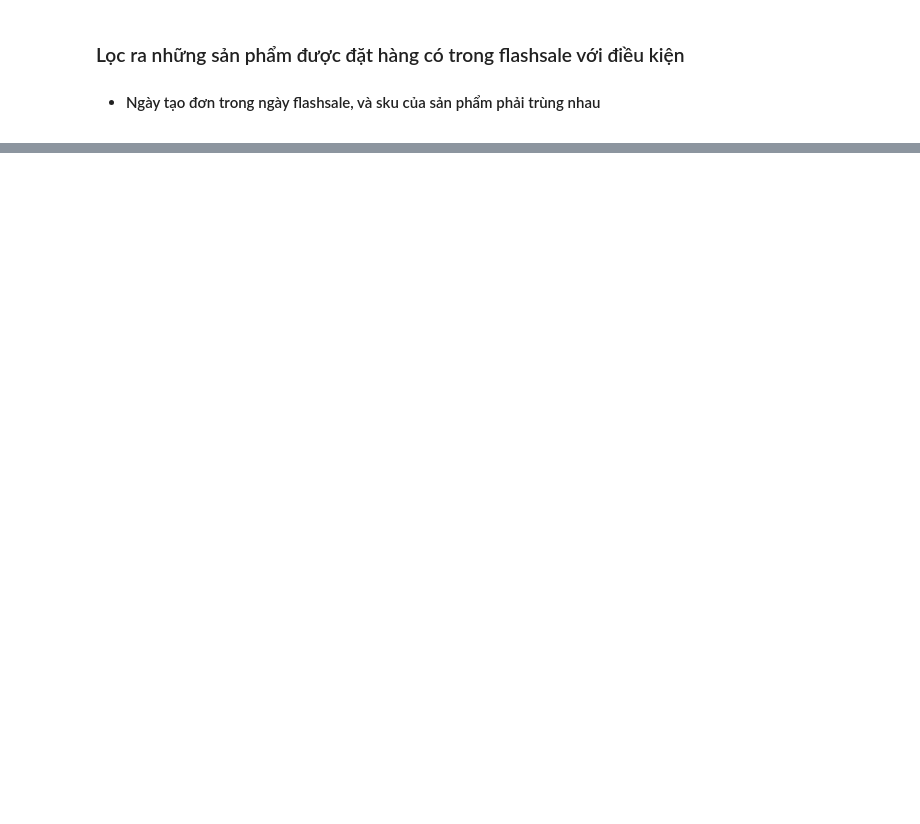
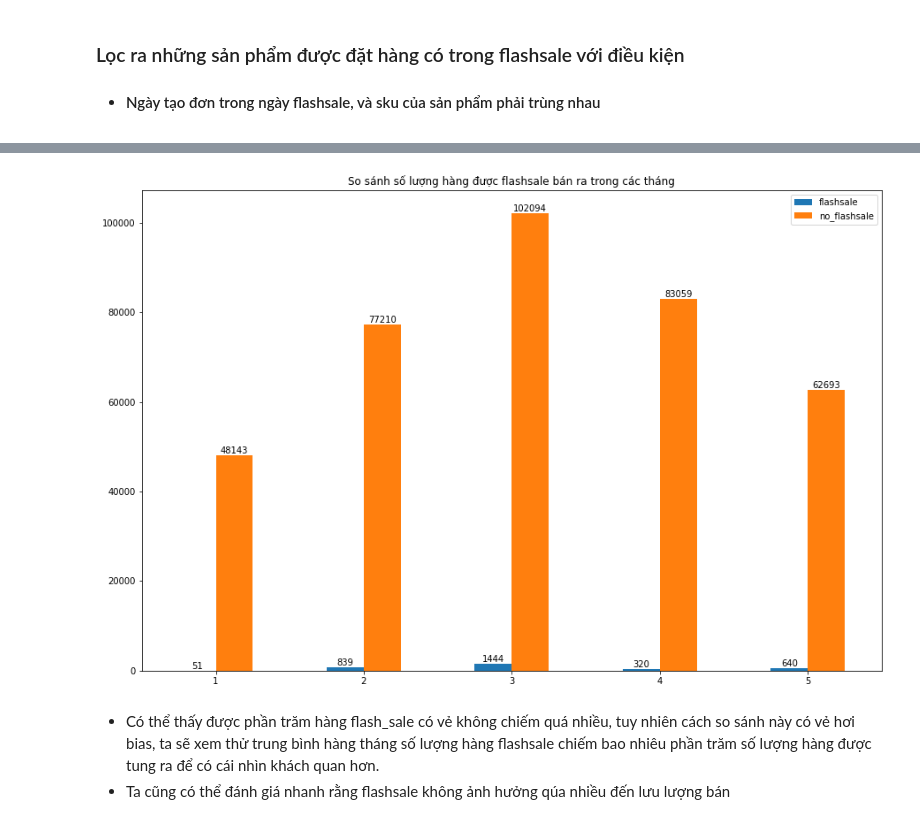
Before and after one commit to ToanLyHoa/Report-data-analysis, a Jupyter notebook: Analysis_Fahasa.ipynb, the cells around one changed output, grey strips where cells are left out. Drawn from its saved outputs; the diff is of its cells as text; code cells hidden in the pictures; blank space fills up the shorter version.

Commit message:
xem xet anh huong cua flash_sale 22/8

```diff
--- a/Analysis_Fahasa.ipynb
+++ b/Analysis_Fahasa.ipynb
@@ -219,0 +242,21 @@ DatabaseError: Execution failed on sql 'SELECT *                     FROM fhs_fl
+# %%
+# xác định các đơn hàng được đặt trong khoảng thời gian này
+# query các cột có cùng mãu sku
+fhs_not_flashsale_product_order_complete_2022 = \
+          pd.merge(fhs_sales_flat_order_complete_item_2022, fhs_flashsale_product_info_2022, how = 'inner',
+                    left_on = 'fhs_sales_flat_order_item.sku', right_on='fhs_catalog_product_entity.sku')
+
+# nhớ loại bỏ các duplicate: ở đây ta dùng cách drop ducplicate ở left dataframe
+# vì mỗi một đơn hàng chỉ match với một sản phẩm bên phía sản phẩm sale
+# còn mỗi một sản phẩm sale có thể có nhiều đơn hàng nên không thể drop duplicate bằng cách này
+fhs_not_flashsale_product_order_complete_2022.drop_duplicates(subset = fhs_sales_flat_order_complete_item_2022.columns,
+          inplace = True)
+
+
+# sau đó đặt điều kiện về ngày sao cho ngày đặt của các sản phẩm phải không trong thời gian flashsale
+fhs_not_flashsale_product_order_complete_2022 = fhs_not_flashsale_product_order_complete_2022.loc[
+          np.invert((fhs_not_flashsale_product_order_complete_2022['fhs_sales_flat_order_item.created_at'] \
+                    > fhs_not_flashsale_product_order_complete_2022['fhs_flashsale_period.start_date'])
+&         (fhs_not_flashsale_product_order_complete_2022['fhs_sales_flat_order_item.created_at'] \
+                    < fhs_not_flashsale_product_order_complete_2022['fhs_flashsale_period.end_date']))]
+fhs_not_flashsale_product_order_complete_2022.info()
@@ -219,0 +287,20 @@ DatabaseError: Execution failed on sql 'SELECT *                     FROM fhs_fl
+# %%
+# Ta group by theo tháng lần lượt hàng flashsale và hàng không flashsale trong ngày
+flash_sale_product_2022 = fhs_flashsale_product_order_complete_2022['fhs_sales_flat_order_item.created_at'] \
+          .groupby(fhs_flashsale_product_order_complete_2022['fhs_sales_flat_order_item.created_at'].dt.month).count()
+no_flash_sale_product_2022 = fhs_not_flashsale_product_order_complete_2022['fhs_sales_flat_order_item.created_at'] \
+          .groupby(fhs_not_flashsale_product_order_complete_2022['fhs_sales_flat_order_item.created_at'].dt.month).count()
+# %%
+X = set(fhs_flashsale_product_order_complete_2022['fhs_sales_flat_order_item.created_at'] \
+          .groupby(fhs_flashsale_product_order_complete_2022['fhs_sales_flat_order_item.created_at'].dt.month).keys)
+index = list(X)
+df = pd.DataFrame({'flashsale': flash_sale_product_2022,
+                   'no_flashsale': no_flash_sale_product_2022}, index=index)
+ax = df.plot.bar(rot = 0, figsize = (15, 10), title = 'So sánh số lượng hàng được flashsale bán ra trong các tháng')
+for container in ax.containers:
+    ax.bar_label(container)
+# %% [output]
+[figure, added]
+# %% [markdown]
+- Có thể thấy được phần trăm hàng flash_sale có vẻ không chiếm quá nhiều, tuy nhiên cách so sánh này có vẻ hơi bias, ta sẽ xem thử trung bình hàng tháng số lượng hàng flashsale chiếm bao nhiêu phần trăm số lượng hàng được tung ra để có cái nhìn khách quan hơn.
+- Ta cũng có thể đánh giá nhanh rằng flashsale không ảnh hưởng qúa nhiều đến lưu lượng bán
```
Also changed, not shown: parts of 18 cells of this notebook, 1 other file.
